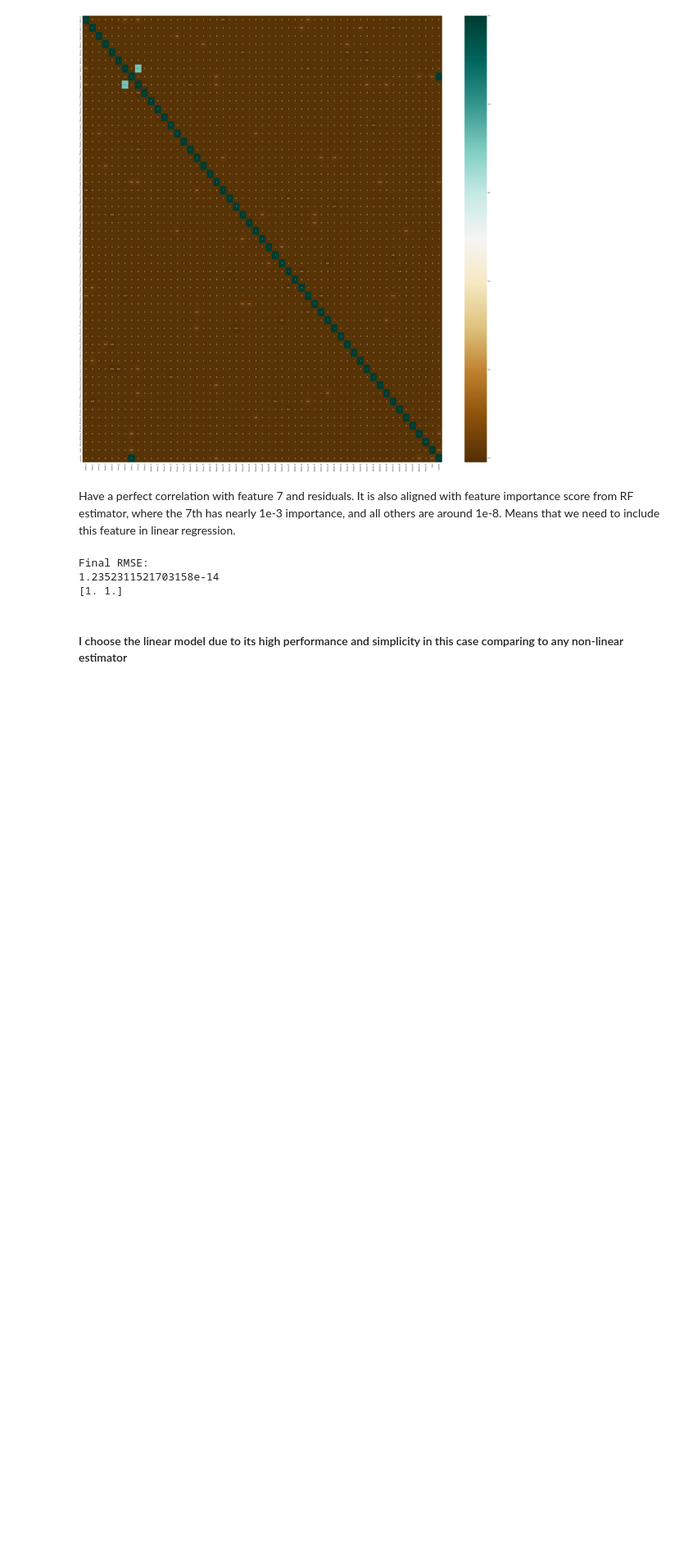
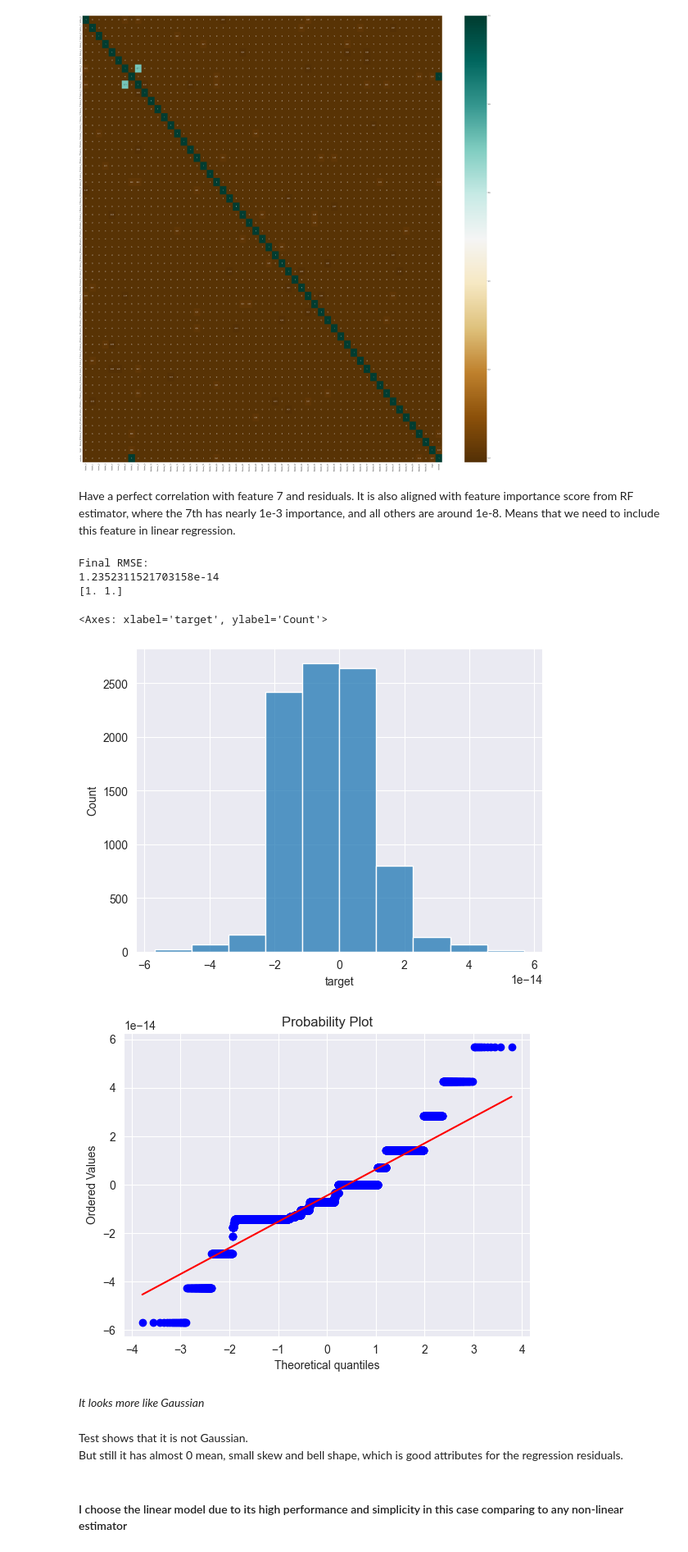
Before and after one commit to YaroslavVoitovych/quantum-task-regression, a Jupyter notebook: data_exploratory_analysis.ipynb, the cells around one changed output. Shown at 82% size. Drawn from its saved outputs; the diff is of its cells as text; code cells hidden in the pictures; blank space fills up the shorter version.

```diff
--- a/data_exploratory_analysis.ipynb
+++ b/data_exploratory_analysis.ipynb
@@ -337,3 +337,12 @@ print(linear_model.coef_)
 Final RMSE:
 1.2352311521703158e-14
 [1. 1.]
+# %%
+two_features_residuals = y_test - y_pred
+sns.histplot(two_features_residuals, bins=10)
+# %% [output]
+<Axes: xlabel='target', ylabel='Count'>
+[figure, added]
+[figure, added]
+# %% [markdown]
+*It looks more like Gaussian*
@@ -340,2 +354,5 @@ Final RMSE:
+# %% [markdown]
+Test shows that it is not Gaussian.
+But still it has almost 0 mean, small skew and bell shape, which is good attributes for the regression residuals.
 # %% [markdown]
 #### I choose the linear model due to its high performance and simplicity in this case comparing to any non-linear estimator
```
Also changed, not shown: parts of 1 cell of this notebook.
